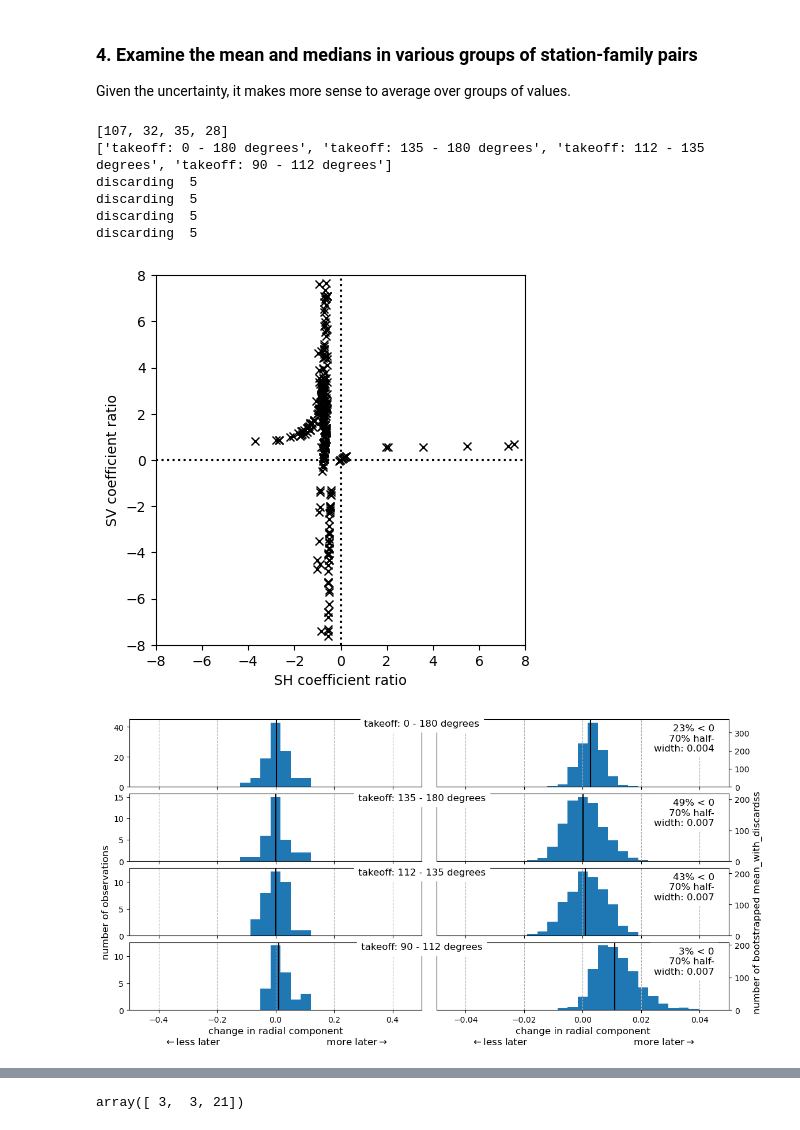
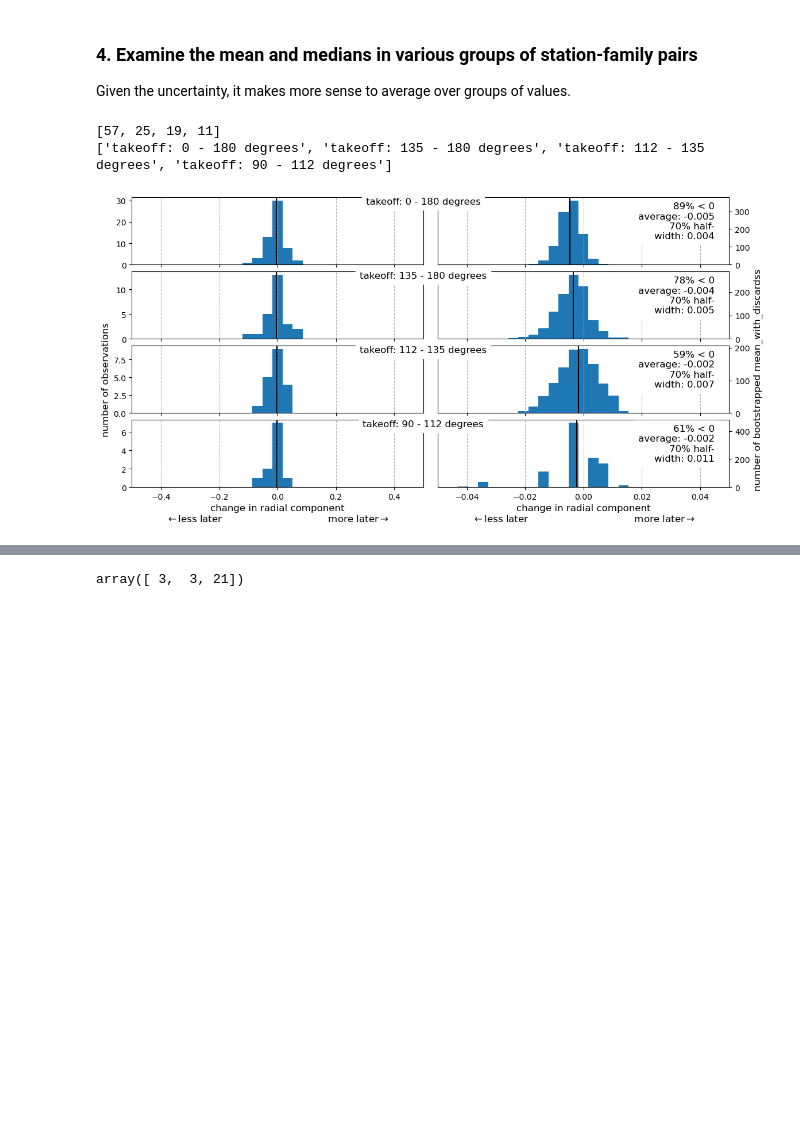
Before and after one commit to jchawthorne/LFEAnalysis, a Jupyter notebook: Notebooks/B_multi-event_scaling_analysis.ipynb, the cells around one changed output, grey strips where cells are left out. Cells and saved outputs as stored; diff of their text form; code cells hidden in the pictures; blank space fills up the shorter version.

```diff
--- a/Notebooks/B_multi-event_scaling_analysis.ipynb
+++ b/Notebooks/B_multi-event_scaling_analysis.ipynb
@@ -133,29 +133,24 @@ Given the uncertainty, it makes more sense to average over groups of values.
 # %%
 lfeanalysis.reload_all(lfeanalysis)
 lf=lfeanalysis.lfeanalyse(lfi=lf)
 
-lf.plot_radcoeff_ratios()
+#lf.plot_radcoeff_ratios()
 statlist,binlabel=lf.bin_stations_by_takeoff()
 #statlist,binlabel=lf.bin_stations_by_radcoeff(svlms=[0,1.3,2.7,10],shlms=[-2.5,-0.])
-statlist=lf.exclude_large_uncertainty_stations(statlist,maxstd=0.05)
+statlist=lf.exclude_large_uncertainty_stations(statlist,maxstd=0.03)
 print([len(stns) for stns in statlist])
 print(binlabel)
 
 # write the station lists to a file
 fdir='/Users/jessicahawthorne/WRITTEN/LFE_Dilation'
 lf.write_station_lists(statlist,binlabel,fdir=fdir)
 
 #print(statlist,binlabel)
 lf.plot_binned_coefficients(avetype='mean_with_discards',statlist=statlist,binlabel=binlabel)
 # %% [output]
-[107, 32, 35, 28]
+[57, 25, 19, 11]
 ['takeoff: 0 - 180 degrees', 'takeoff: 135 - 180 degrees', 'takeoff: 112 - 135 degrees', 'takeoff: 90 - 112 degrees']
-discarding  5
-discarding  5
-discarding  5
-discarding  5
-[figure, old version]
+[figure, new version]
-[figure, removed]
 # %%
 # let's have a look at the uncertainties in the change in radial scaling
 
```
Also changed, not shown: parts of 3 cells of this notebook, 4 other files.
